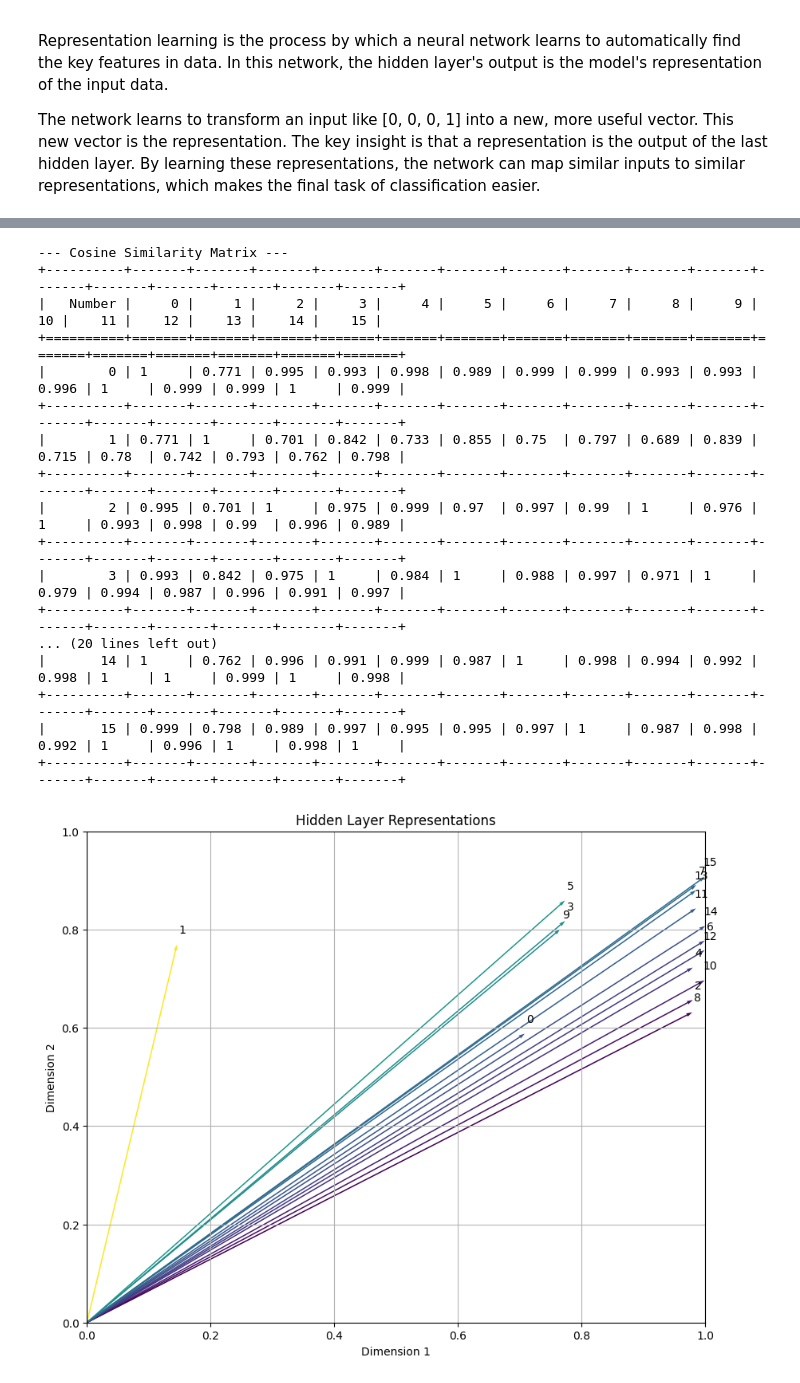
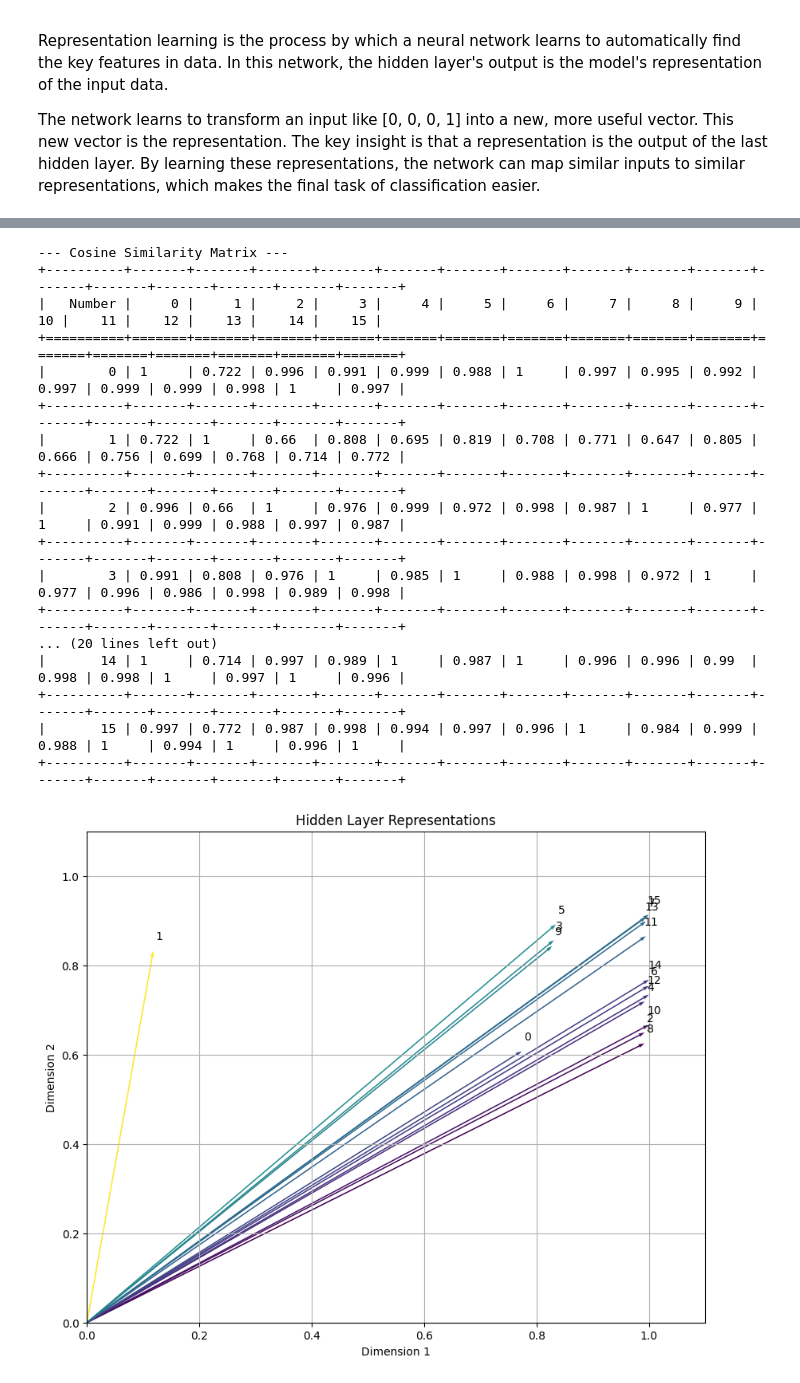
Before and after one commit to waltertan12/mnist-handwritten-digits-exploration, a Jupyter notebook: simple_mlp.ipynb, the cells around one changed output, grey strips where cells are left out. Saved outputs shown, nothing was run; the diff lists cells and outputs as text; code cells hidden in the pictures.

```diff
--- a/simple_mlp.ipynb
+++ b/simple_mlp.ipynb
@@ -80,7 +80,7 @@ bias_output = np.array(
 )
 # %%
 # Training parameters
-epochs = 20_000
+epochs = 40_000
 learning_rate = 0.01
 losses: List[float] = [] # To store the loss value at each epoch
 # %%
@@ -148,7 +148,7 @@ for epoch in range(epochs):
     # Calculate and store the average loss for the epoch
     average_loss = epoch_error / len(X_train)
     losses.append(average_loss[0][0])
-    if (epoch % 100) == 0:
+    if (epoch % 5_000) == 0:
         print(f"Epoch {epoch}, Loss: {average_loss[0][0]:.6f}")
 
 print("\n--- Training Complete ---")
@@ -294,18 +281,18 @@ print(tabulate(table_data, headers=headers, tablefmt="grid"))
 +----------+-------+-------+-------+-------+-------+-------+-------+-------+-------+-------+-------+-------+-------+-------+-------+-------+
 |   Number |     0 |     1 |     2 |     3 |     4 |     5 |     6 |     7 |     8 |     9 |    10 |    11 |    12 |    13 |    14 |    15 |
 +==========+=======+=======+=======+=======+=======+=======+=======+=======+=======+=======+=======+=======+=======+=======+=======+=======+
-|        0 | 1     | 0.771 | 0.995 | 0.993 | 0.998 | 0.989 | 0.999 | 0.999 | 0.993 | 0.993 | 0.996 | 1     | 0.999 | 0.999 | 1     | 0.999 |
+|        0 | 1     | 0.722 | 0.996 | 0.991 | 0.999 | 0.988 | 1     | 0.997 | 0.995 | 0.992 | 0.997 | 0.999 | 0.999 | 0.998 | 1     | 0.997 |
 +----------+-------+-------+-------+-------+-------+-------+-------+-------+-------+-------+-------+-------+-------+-------+-------+-------+
-|        1 | 0.771 | 1     | 0.701 | 0.842 | 0.733 | 0.855 | 0.75  | 0.797 | 0.689 | 0.839 | 0.715 | 0.78  | 0.742 | 0.793 | 0.762 | 0.798 |
+|        1 | 0.722 | 1     | 0.66  | 0.808 | 0.695 | 0.819 | 0.708 | 0.771 | 0.647 | 0.805 | 0.666 | 0.756 | 0.699 | 0.768 | 0.714 | 0.772 |
 +----------+-------+-------+-------+-------+-------+-------+-------+-------+-------+-------+-------+-------+-------+-------+-------+-------+
-|        2 | 0.995 | 0.701 | 1     | 0.975 | 0.999 | 0.97  | 0.997 | 0.99  | 1     | 0.976 | 1     | 0.993 | 0.998 | 0.99  | 0.996 | 0.989 |
+|        2 | 0.996 | 0.66  | 1     | 0.976 | 0.999 | 0.972 | 0.998 | 0.987 | 1     | 0.977 | 1     | 0.991 | 0.999 | 0.988 | 0.997 | 0.987 |
 +----------+-------+-------+-------+-------+-------+-------+-------+-------+-------+-------+-------+-------+-------+-------+-------+-------+
-|        3 | 0.993 | 0.842 | 0.975 | 1     | 0.984 | 1     | 0.988 | 0.997 | 0.971 | 1     | 0.979 | 0.994 | 0.987 | 0.996 | 0.991 | 0.997 |
+|        3 | 0.991 | 0.808 | 0.976 | 1     | 0.985 | 1     | 0.988 | 0.998 | 0.972 | 1     | 0.977 | 0.996 | 0.986 | 0.998 | 0.989 | 0.998 |
 +----------+-------+-------+-------+-------+-------+-------+-------+-------+-------+-------+-------+-------+-------+-------+-------+-------+
 ... (20 lines left out)
-|       14 | 1     | 0.762 | 0.996 | 0.991 | 0.999 | 0.987 | 1     | 0.998 | 0.994 | 0.992 | 0.998 | 1     | 1     | 0.999 | 1     | 0.998 |
+|       14 | 1     | 0.714 | 0.997 | 0.989 | 1     | 0.987 | 1     | 0.996 | 0.996 | 0.99  | 0.998 | 0.998 | 1     | 0.997 | 1     | 0.996 |
 +----------+-------+-------+-------+-------+-------+-------+-------+-------+-------+-------+-------+-------+-------+-------+-------+-------+
-|       15 | 0.999 | 0.798 | 0.989 | 0.997 | 0.995 | 0.995 | 0.997 | 1     | 0.987 | 0.998 | 0.992 | 1     | 0.996 | 1     | 0.998 | 1     |
+|       15 | 0.997 | 0.772 | 0.987 | 0.998 | 0.994 | 0.997 | 0.996 | 1     | 0.984 | 0.999 | 0.988 | 1     | 0.994 | 1     | 0.996 | 1     |
 +----------+-------+-------+-------+-------+-------+-------+-------+-------+-------+-------+-------+-------+-------+-------+-------+-------+
 # %%
 # Extract the numbers and the vector representations
@@ -319,34 +306,34 @@ y_components = vectors[:, 1]
 reference_vector = [rep[1].flatten() for rep in representations if rep[0] == 1][0]
 color_similarities = [cosine_similarity(vec, reference_vector) for vec in vectors]
 
 # Create the plot
 plt.figure(figsize=(10, 8))
 plt.quiver(
     np.zeros_like(x_components), # Starting x-coordinates, all at 0
     np.zeros_like(y_components), # Starting y-coordinates, all at 0
     x_components, # End x-coordinates (vector components)
     y_components, # End y-coordinates (vector components)
     color_similarities,  # The data to be used for coloring
     angles='xy',
     scale_units='xy',
     scale=1,
     width=0.002,
     cmap='viridis',  # A good color map for a gradient
 )
 
 # Label each point with the corresponding number
 for i, number in enumerate(numbers):
-    plt.annotate(number, (x[i], y[i]), textcoords="offset points", xytext=(5, 10), ha='center')
+    plt.annotate(number, (x_components[i], y_components[i]), textcoords="offset points", xytext=(5, 10), ha='center')
 
 max_val = max(np.max(np.abs(x_components)), np.max(np.abs(y_components)))
 
-plt.xlim(0, 1)
-plt.ylim(0, 1)
+plt.xlim(0, 1.1)
+plt.ylim(0, 1.1)
 
 plt.title("Hidden Layer Representations")
 plt.xlabel("Dimension 1")
 plt.ylabel("Dimension 2")
 plt.grid(True)
 plt.show()
 # %% [output]
-[figure, old version]
+[figure, new version]
```
Also changed, not shown: parts of 4 cells of this notebook.
